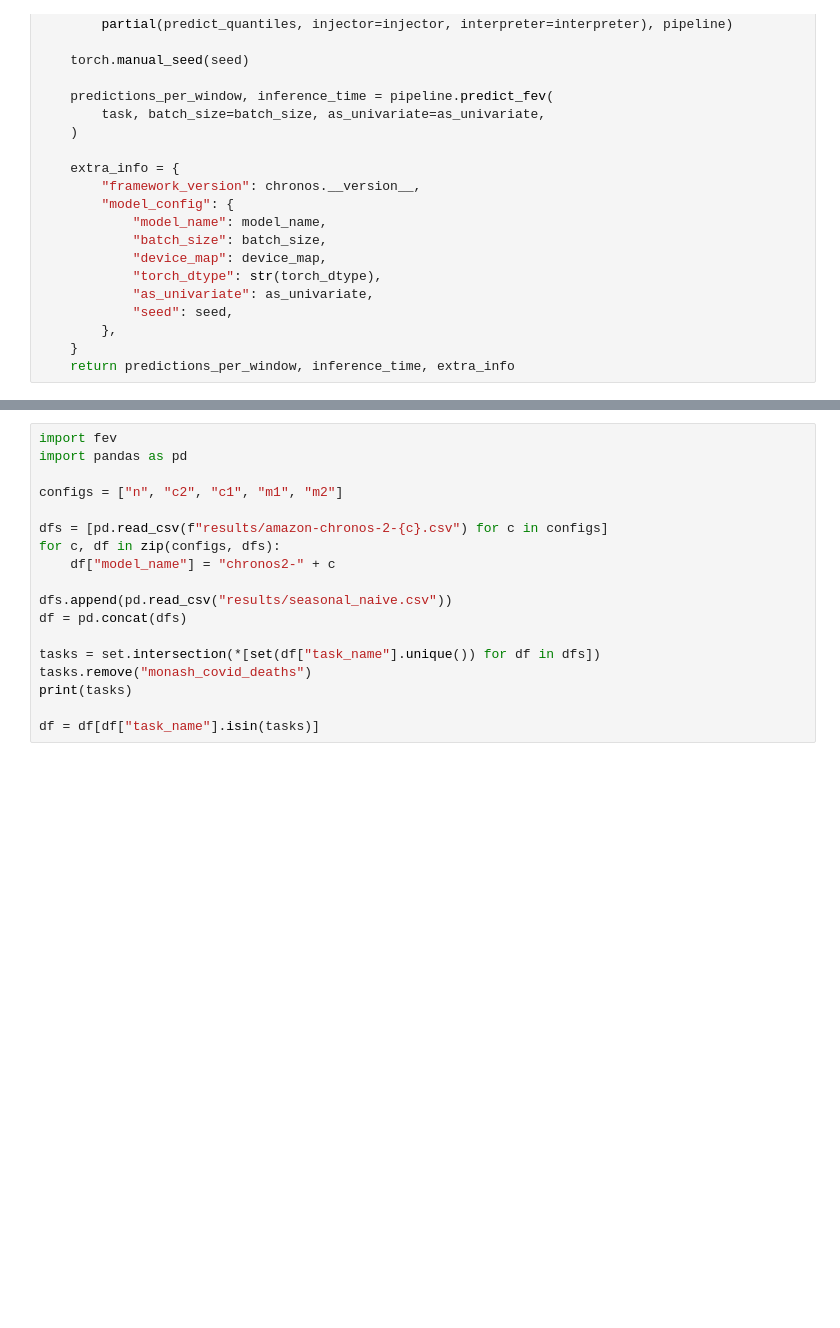
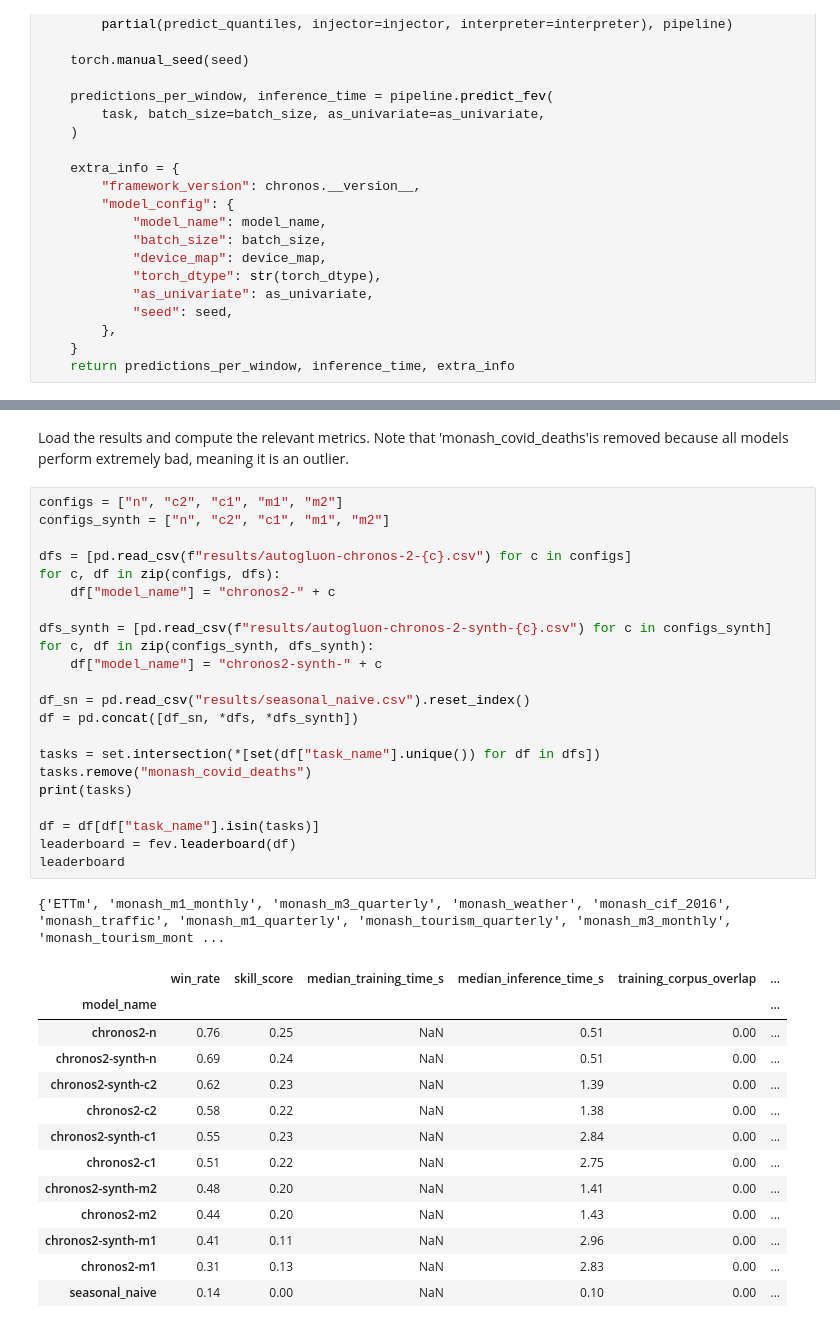
Before and after one commit to Tokenizers-group/Extension-B-Augmented-Inference, a Jupyter notebook: experiment.ipynb, the cells around one changed output, grey strips where cells are left out. Cells and saved outputs as stored; diff of their text form; blank space fills up the shorter version.

```diff
--- a/experiment.ipynb
+++ b/experiment.ipynb
@@ -269,18 +325,39 @@ Do you wish to run the custom code? [y/N] y
+# %% [markdown]
+Load the results and compute the relevant metrics. Note that 'monash_covid_deaths'is removed because all models perform extremely bad, meaning it is an outlier.
 # %%
-import fev
-import pandas as pd
+configs = ["n", "c2", "c1", "m1", "m2"]
+configs_synth = ["n", "c2", "c1", "m1", "m2"]
 
-configs = ["n", "c2", "c1", "m1", "m2"]
-
-dfs = [pd.read_csv(f"results/amazon-chronos-2-{c}.csv") for c in configs]
+dfs = [pd.read_csv(f"results/autogluon-chronos-2-{c}.csv") for c in configs]
 for c, df in zip(configs, dfs):
     df["model_name"] = "chronos2-" + c
 
-dfs.append(pd.read_csv("results/seasonal_naive.csv"))
-df = pd.concat(dfs)
+dfs_synth = [pd.read_csv(f"results/autogluon-chronos-2-synth-{c}.csv") for c in configs_synth]
+for c, df in zip(configs_synth, dfs_synth):
+    df["model_name"] = "chronos2-synth-" + c
+
+df_sn = pd.read_csv("results/seasonal_naive.csv").reset_index()
+df = pd.concat([df_sn, *dfs, *dfs_synth])
 
 tasks = set.intersection(*[set(df["task_name"].unique()) for df in dfs])
 tasks.remove("monash_covid_deaths")
 print(tasks)
 
 df = df[df["task_name"].isin(tasks)]
+leaderboard = fev.leaderboard(df)
+leaderboard
+# %% [output]
+{'ETTm', 'monash_m1_monthly', 'monash_m3_quarterly', 'monash_weather', 'monash_cif_2016', 'monash_traffic', 'monash_m1_quarterly', 'monash_tourism_quarterly', 'monash_m3_monthly', 'monash_tourism_mont ...
+|  | win_rate | skill_score | median_training_time_s | median_inference_time_s | training_corpus_overlap | ... |
+| model_name |  |  |  |  |  | ... |
+| chronos2-n | 0.76 | 0.25 | NaN | 0.51 | 0.00 | ... |
+| chronos2-synth-n | 0.69 | 0.24 | NaN | 0.51 | 0.00 | ... |
+| chronos2-synth-c2 | 0.62 | 0.23 | NaN | 1.39 | 0.00 | ... |
+| chronos2-c2 | 0.58 | 0.22 | NaN | 1.38 | 0.00 | ... |
+| chronos2-synth-c1 | 0.55 | 0.23 | NaN | 2.84 | 0.00 | ... |
+| chronos2-c1 | 0.51 | 0.22 | NaN | 2.75 | 0.00 | ... |
+| chronos2-synth-m2 | 0.48 | 0.20 | NaN | 1.41 | 0.00 | ... |
+| chronos2-m2 | 0.44 | 0.20 | NaN | 1.43 | 0.00 | ... |
+| chronos2-synth-m1 | 0.41 | 0.11 | NaN | 2.96 | 0.00 | ... |
+| chronos2-m1 | 0.31 | 0.13 | NaN | 2.83 | 0.00 | ... |
+| seasonal_naive | 0.14 | 0.00 | NaN | 0.10 | 0.00 | ... |
```
Also changed, not shown: parts of 14 cells of this notebook.
